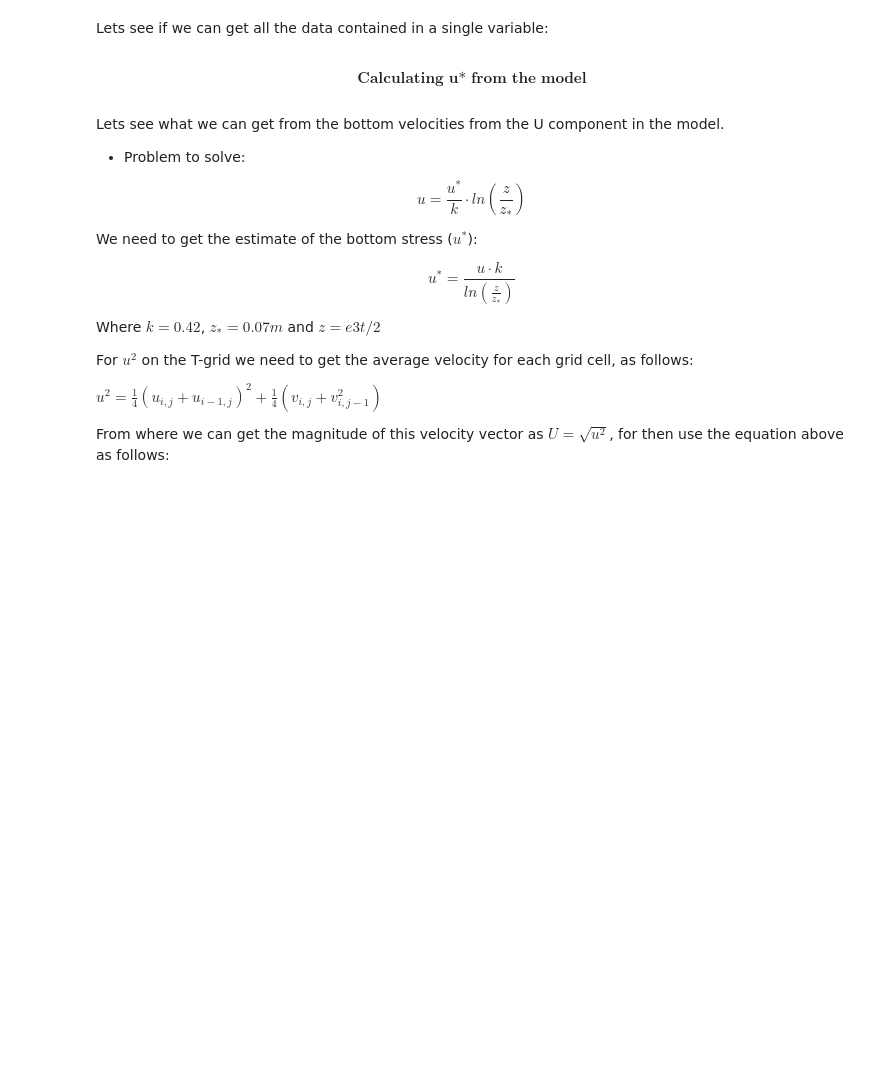
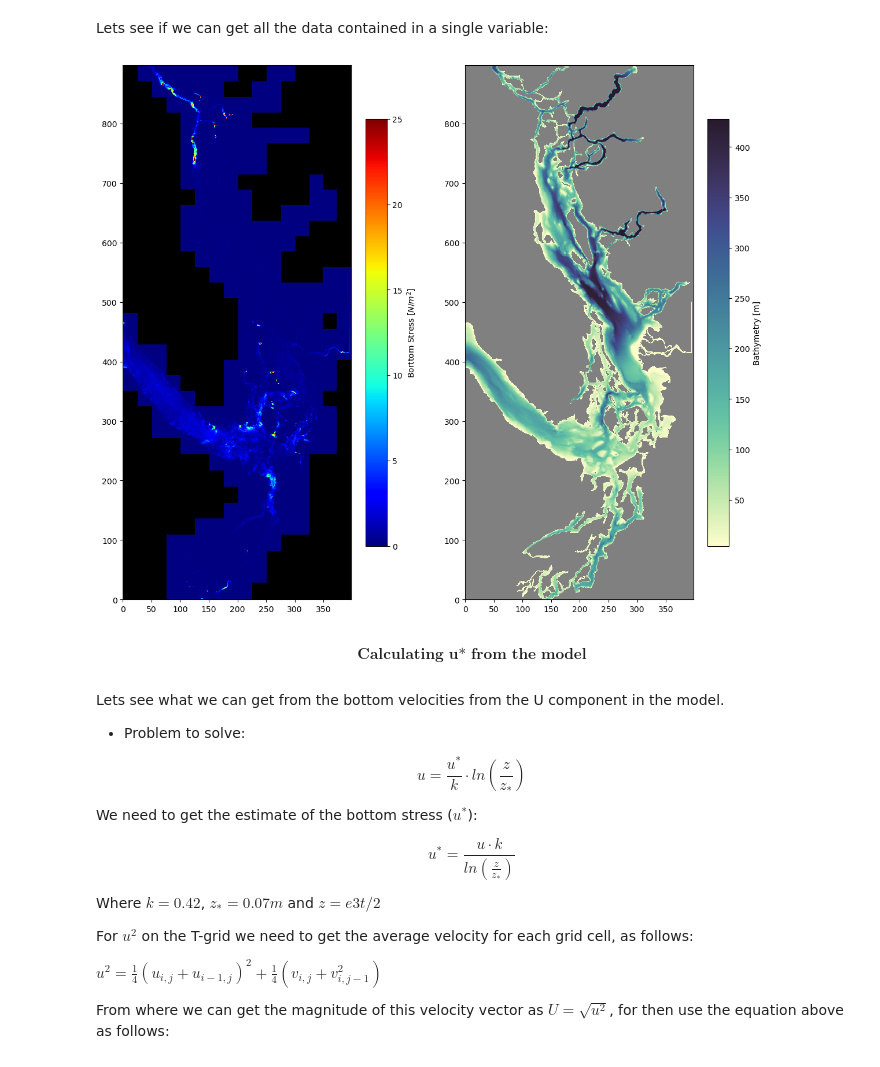
Before and after one commit to SalishSeaCast/analysis-vicente, a Jupyter notebook: Ocean_Parcels/drafts/Model_Resuspension.ipynb, the cells around one changed output. Drawn from its saved outputs; the diff is of its cells as text; code cells hidden in the pictures; blank space fills up the shorter version.

```diff
--- a/Ocean_Parcels/drafts/Model_Resuspension.ipynb
+++ b/Ocean_Parcels/drafts/Model_Resuspension.ipynb
@@ -105,21 +107,23 @@ Lets see if we can get all the data contained in a single variable:
 # %%
 data_list = []
 for i in range(len(files)):
-    data = xr.open_dataset(files[i][0])['taubot']
+    data = xr.open_dataset(files[i][0])['taubot']/2
     data_list.append(data)
 # %%
 combined = xr.concat(data_list, dim = 'time_counter')
 # %%
 fig, ax = plt.subplots(1,2,figsize = (14,12))
 ax[0].pcolormesh(mask[0,:,:], cmap = 'gray')
-bs = ax[0].pcolormesh(combined[0,:,:], cmap=cmap_bs, vmin = 0, vmax = 100)
+bs = ax[0].pcolormesh(combined[0,:,:], cmap=cmap_bs, vmin = 0, vmax = 25)
 ax[1].pcolormesh(mask[0,:,:], cmap = 'gray')
 bat = ax[1].pcolormesh(bathymetry, cmap=cmap)
 cbar = fig.colorbar(bs, ax=ax[0], location='right', shrink=0.8)
 cbar.set_label('Borttom Stress $[N/m^{2}]$')
 #
 cbar1 = fig.colorbar(bat, ax=ax[1], location='right', shrink=0.8)
 cbar1.set_label('Bathymetry [m]')
+# %% [output]
+[figure, added]
 # %% [markdown]
 $$\textbf{Calculating u* from the model}$$
 # %% [markdown]
```
Also changed, not shown: parts of 13 cells of this notebook, 15 other files.
